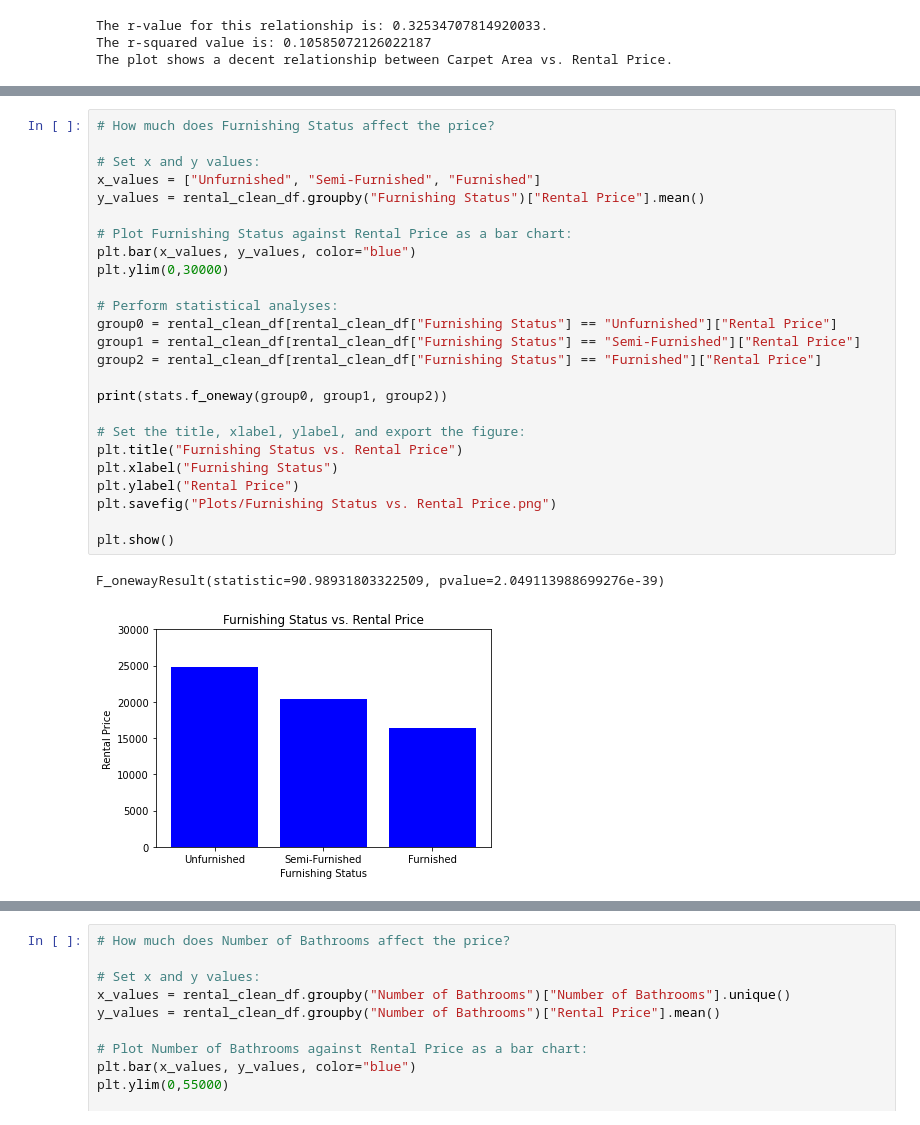
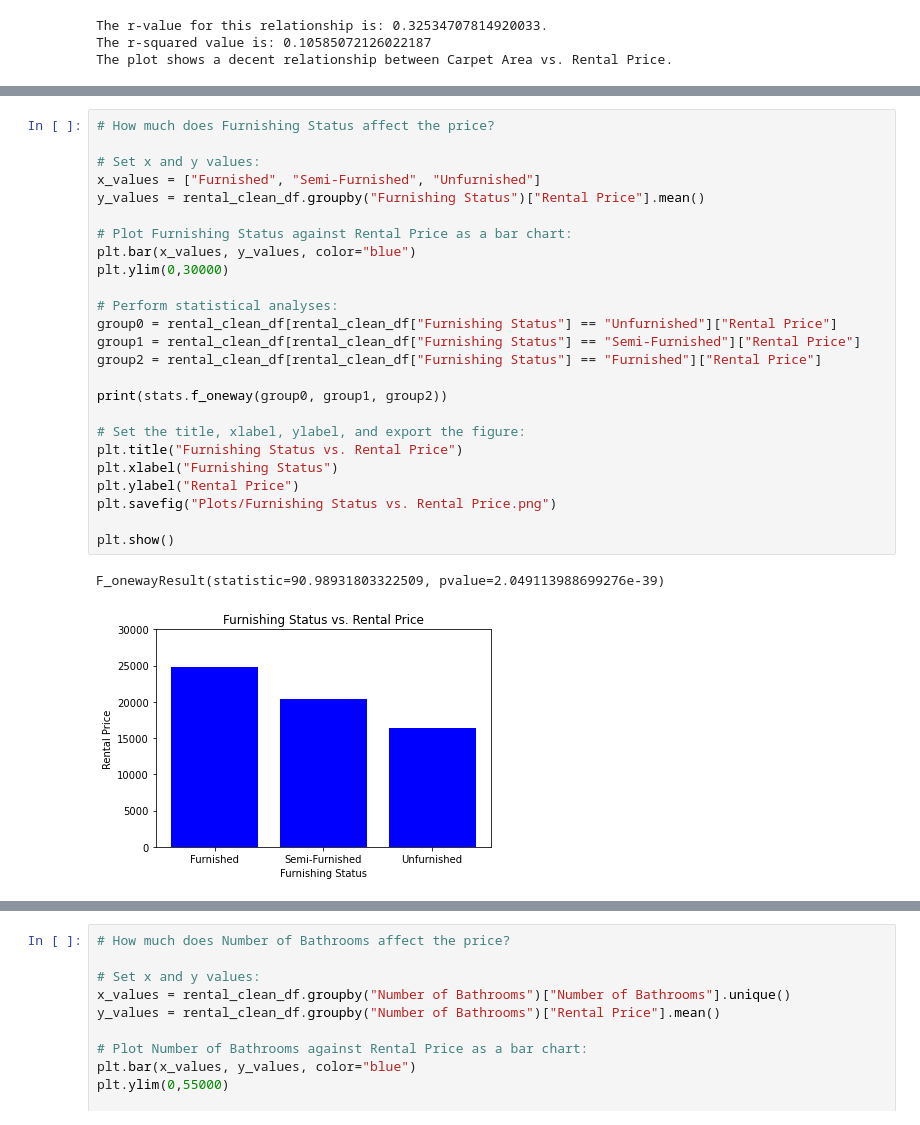
Before and after one commit to FrankMS3/Project-one, a Jupyter notebook: house_rental - Analysis.ipynb, the cells around one changed output, grey strips where cells are left out. Drawn from its saved outputs; the diff is of its cells as text.

```diff
--- a/house_rental - Analysis.ipynb
+++ b/house_rental - Analysis.ipynb
@@ -153,31 +156,31 @@ F_onewayResult(statistic=343.11368603474966, pvalue=2.878292787518774e-309)
 # %%
 # How much does Furnishing Status affect the price?
 
 # Set x and y values:
-x_values = ["Unfurnished", "Semi-Furnished", "Furnished"]
+x_values = ["Furnished", "Semi-Furnished", "Unfurnished"]
 y_values = rental_clean_df.groupby("Furnishing Status")["Rental Price"].mean()
 
 # Plot Furnishing Status against Rental Price as a bar chart:
 plt.bar(x_values, y_values, color="blue")
 plt.ylim(0,30000)
 
 # Perform statistical analyses:
 group0 = rental_clean_df[rental_clean_df["Furnishing Status"] == "Unfurnished"]["Rental Price"]
 group1 = rental_clean_df[rental_clean_df["Furnishing Status"] == "Semi-Furnished"]["Rental Price"]
 group2 = rental_clean_df[rental_clean_df["Furnishing Status"] == "Furnished"]["Rental Price"]
 
 print(stats.f_oneway(group0, group1, group2))
 
 # Set the title, xlabel, ylabel, and export the figure:
 plt.title("Furnishing Status vs. Rental Price")
 plt.xlabel("Furnishing Status")
 plt.ylabel("Rental Price")
 plt.savefig("Plots/Furnishing Status vs. Rental Price.png")
 
 plt.show()
 # %% [output]
 F_onewayResult(statistic=90.98931803322509, pvalue=2.049113988699276e-39)
-[figure, old version]
+[figure, new version]
 # %%
 # How much does Point of Contact affect the price?
 
```
Also changed, not shown: parts of 3 cells of this notebook, 3 other files.
